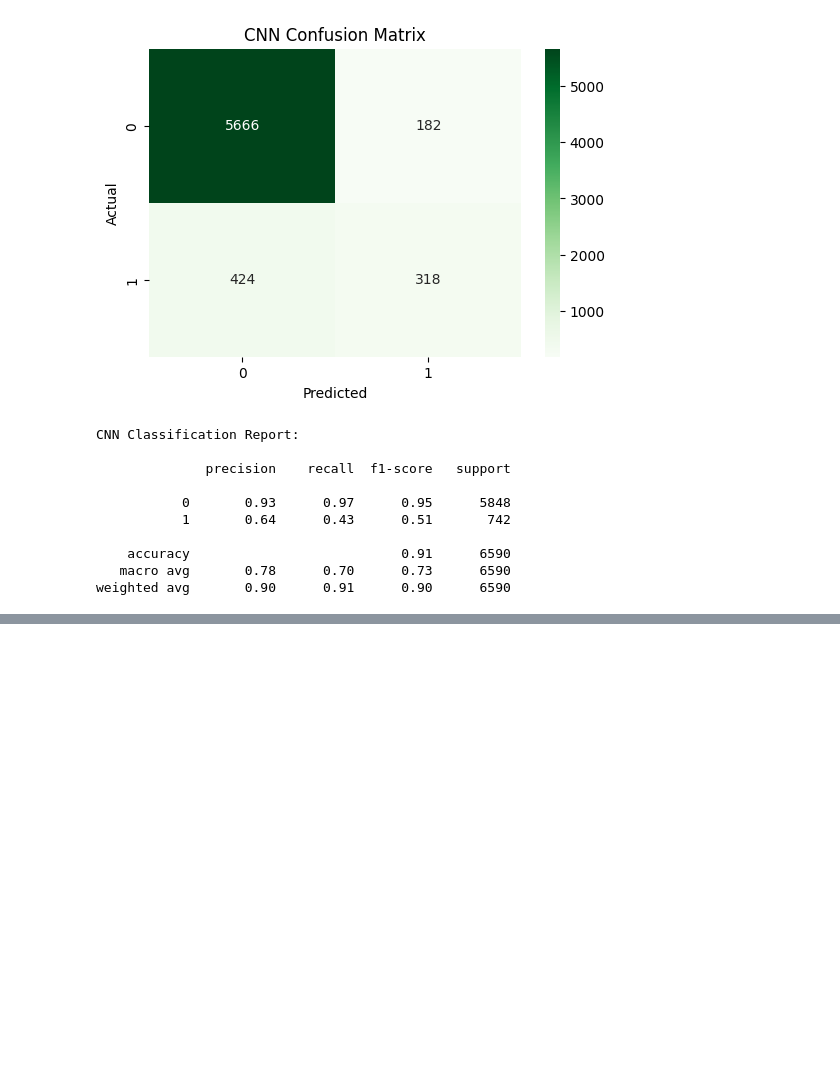
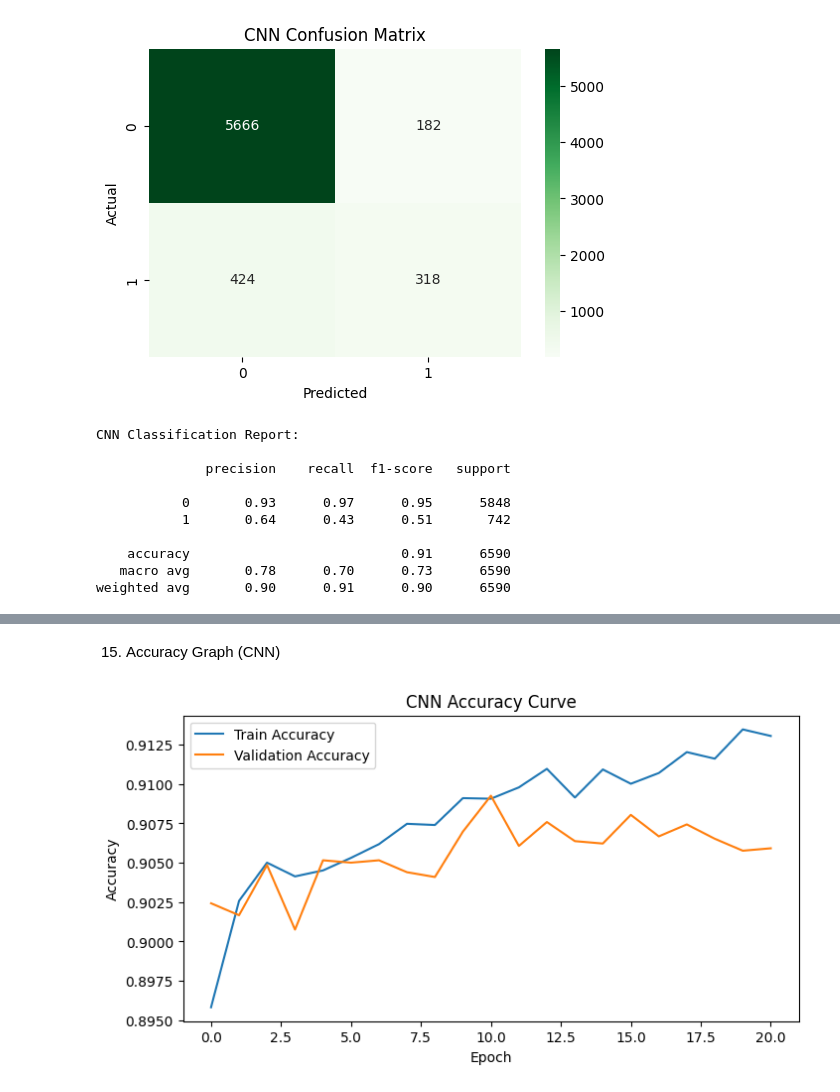
Before and after one commit to istiakAHMEDsaad/machine_learning, a Jupyter notebook: Banking_Dataset_Classification/deep-learning-model.ipynb, the cells around one changed output, grey strips where cells are left out. Drawn from its saved outputs; the diff is of its cells as text; code cells hidden in the pictures; blank space fills up the shorter version.

```diff
--- a/Banking_Dataset_Classification/deep-learning-model.ipynb
+++ b/Banking_Dataset_Classification/deep-learning-model.ipynb
@@ -312,0 +326,13 @@ weighted avg       0.90      0.91      0.90      6590
+# %% [markdown]
+15. Accuracy Graph (CNN)
+# %%
+plt.figure(figsize=(8,4))
+plt.plot(history_cnn.history['accuracy'], label='Train Accuracy')
+plt.plot(history_cnn.history['val_accuracy'], label='Validation Accuracy')
+plt.title("CNN Accuracy Curve")
+plt.xlabel("Epoch")
+plt.ylabel("Accuracy")
+plt.legend()
+plt.show()
+# %% [output]
+[figure, added]
```
Also changed, not shown: parts of 6 cells of this notebook.
